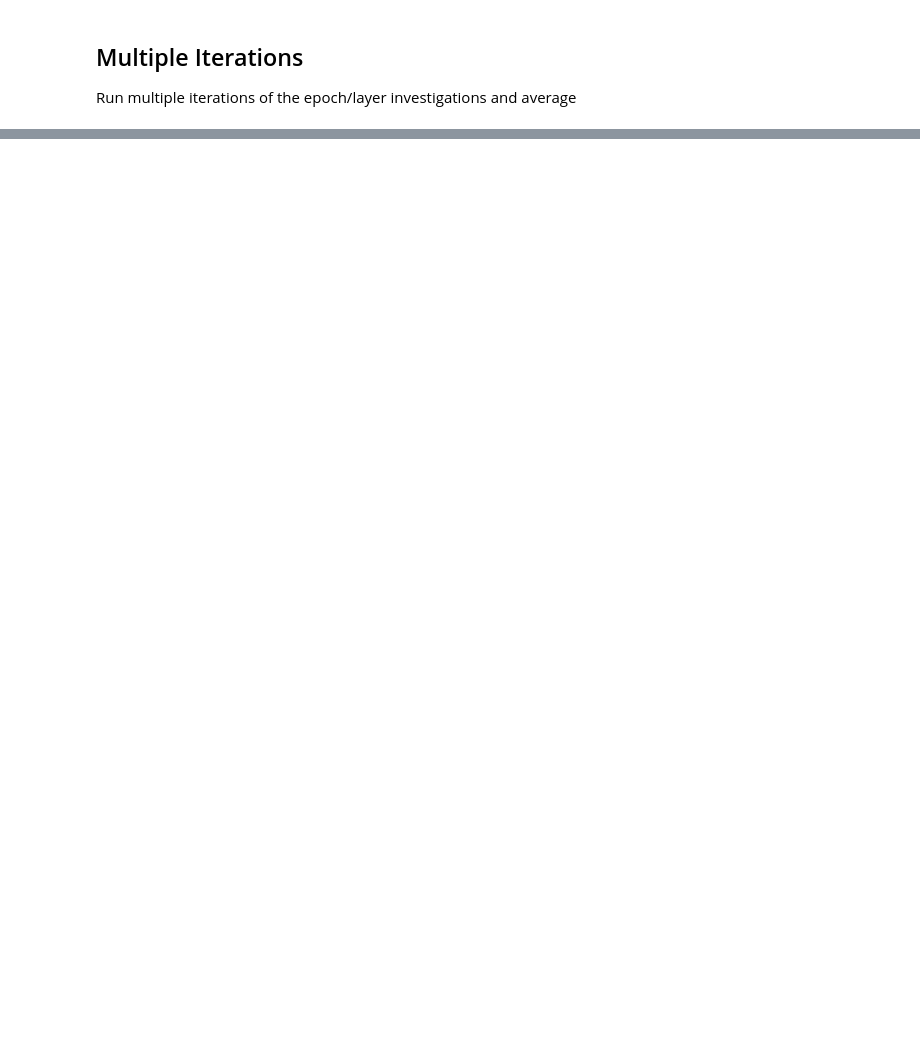
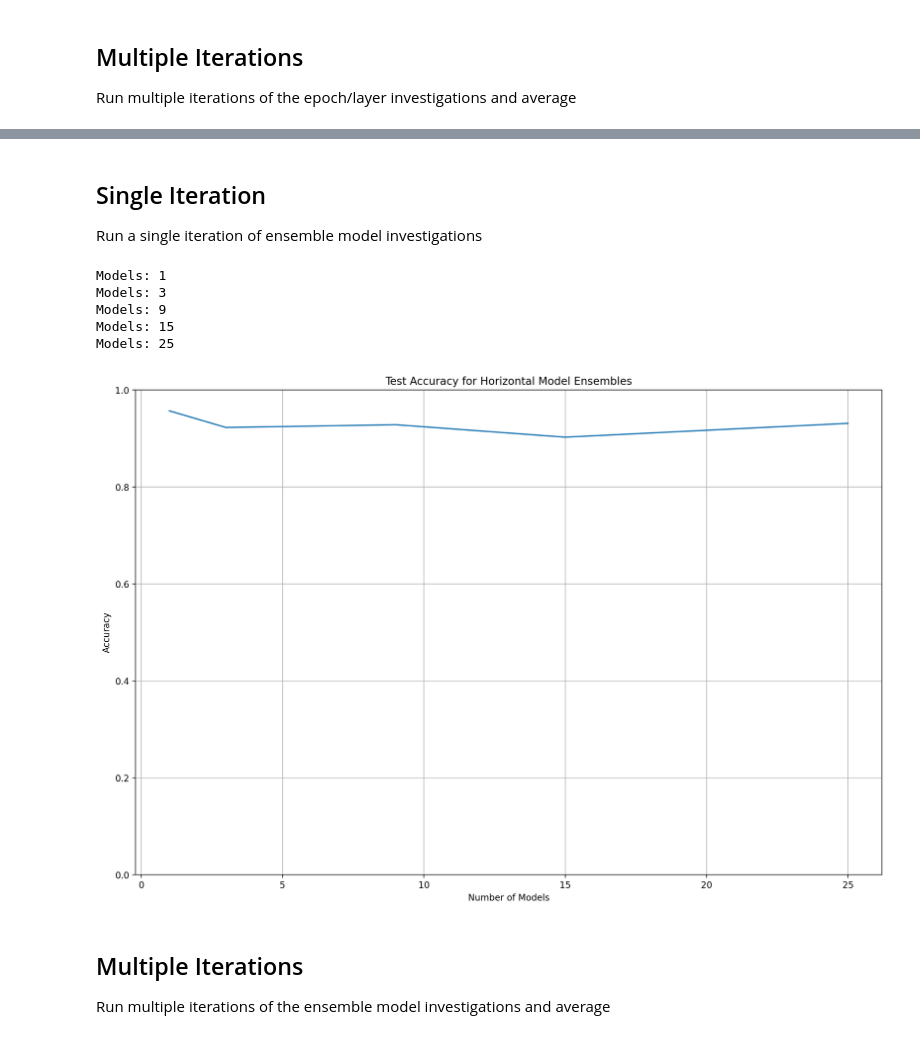
Before and after one commit to Sarsoo/SLP-Training, a Jupyter notebook: nncw.ipynb, the cells around one changed output, grey strips where cells are left out. Saved outputs shown, nothing was run; the diff lists cells and outputs as text; code cells hidden in the pictures; blank space fills up the shorter version.

```diff
--- a/nncw.ipynb
+++ b/nncw.ipynb
@@ -296,9 +346,11 @@ multi_iterations = 30
 for i in range(multi_iterations):
     print(f"Iteration {i+1}/{multi_iterations}")
     data_train, data_test, labels_train, labels_test = train_test_split(data, labels, test_size=0.5, stratify=labels)
-    multi_results.append(list(evaluate_parameters(data_train=data_train,
-                                                  data_test=data_test,
-                                                  labels_train=labels_train,
-                                                  labels_test=labels_test,
+    multi_results.append(list(evaluate_parameters(dtrain=data_train,
+                                                  dtest=data_test,
+                                                  ltrain=labels_train,
+                                                  ltest=labels_test,
+                                                  optimizer=lambda: tf.keras.optimizers.SGD(learning_rate=0.06, momentum=0),
                                                   return_model=False,
-                                                  print_params=False)))
+                                                  print_params=False,
+                                                  batch_size=35)))
@@ -349,0 +512,29 @@ plt.show()
+# %% [markdown]
+## Single Iteration
+Run a single iteration of ensemble model investigations
+# %%
+single_ensem_results = list()
+for test in evaluate_ensemble_vote(epochs=(1, 100), optimizer=tf.keras.optimizers.SGD(learning_rate=0.02)):
+    single_ensem_results.append(test)
+# %% [output]
+Models: 1
+Models: 3
+Models: 9
+Models: 15
+Models: 25
+# %%
+fig = plt.figure(figsize=(15, 10))
+fig.set_dpi(fig_dpi)
+
+plt.plot([i["num_models"] for i in single_ensem_results], [i["accuracy"] for i in single_ensem_results])
+plt.title("Test Accuracy for Horizontal Model Ensembles")
+plt.ylim(0, 1)
+plt.grid()
+plt.ylabel("Accuracy")
+plt.xlabel("Number of Models")
+plt.show()
+# %% [output]
+[figure, added]
+# %% [markdown]
+## Multiple Iterations
+Run multiple iterations of the ensemble model investigations and average
```
Also changed, not shown: parts of 41 cells of this notebook, 20 other files.
